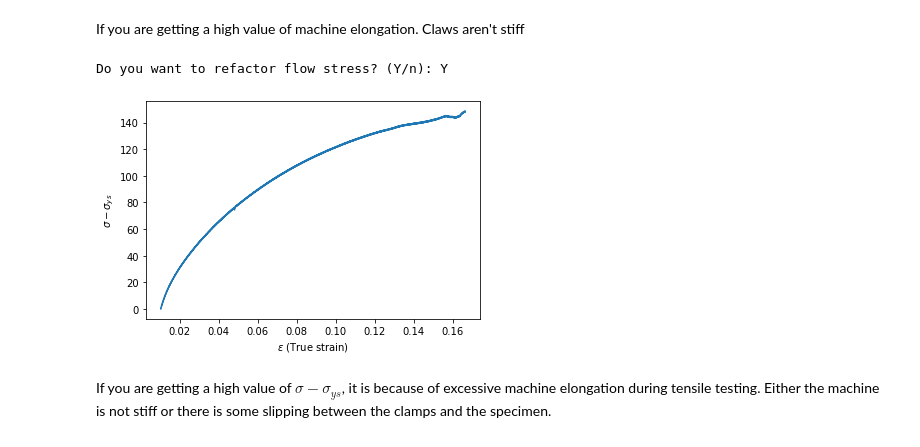
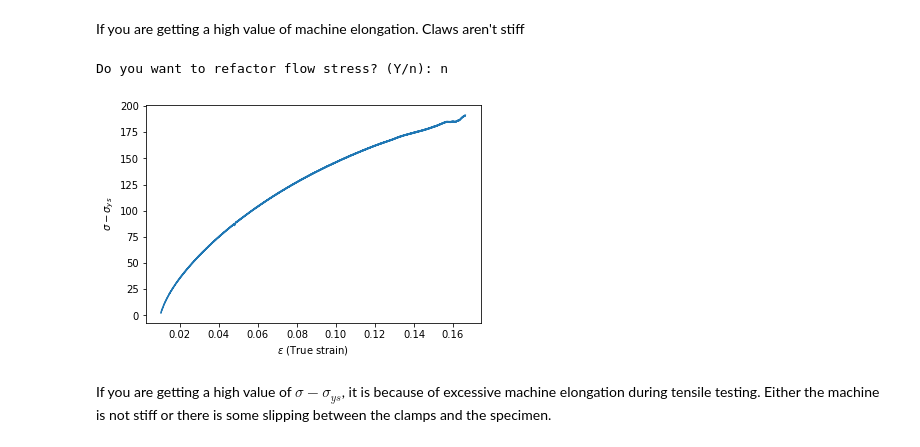
Before and after one commit to algomaster99/meta-btp, a Jupyter notebook: true_strain_stress.ipynb, the cells around one changed output. Saved outputs shown, nothing was run; the diff lists cells and outputs as text; code cells hidden in the pictures.

```diff
--- a/true_strain_stress.ipynb
+++ b/true_strain_stress.ipynb
@@ -104,16 +110,18 @@ If you are getting a high value of machine elongation. Claws aren't stiff
 # %%
 flow_stress = []
 choose = input('Do you want to refactor flow stress? (Y/n): ')
 if choose in ['Y', 'y']:
     flow_stress = [true_stress[i] - yield_strength*(1+x_plastic_region[i]) for i in range(len(x_plastic_region))]
 else:
-    flow_stress = [i - yield_strength for i in true_stress]
+    flow_stress = [i - float(yield_strength) for i in true_stress]
 
-_ = plt.plot(true_strain, flow_stress)
-_ = plt.xlabel('$\epsilon$ (True strain)')
-_ = plt.ylabel('$\sigma - \sigma_{ys}$')
+fig, ax = plt.subplots(1,1)
+_ = ax.plot(true_strain, flow_stress)
+_ = ax.set_xlabel('$\epsilon$ (True strain)')
+_ = ax.set_ylabel('$\sigma - \sigma_{ys}$')
+plt.savefig(f'{OUTPUT_DIR}/Flow stress vs True strain', facecolor='white', transparent=True)
 # %% [output]
-Do you want to refactor flow stress? (Y/n): Y
+Do you want to refactor flow stress? (Y/n): n
-[figure, old version]
+[figure, new version]
 # %% [markdown]
 If you are getting a high value of $ \sigma - \sigma_{ys}$, it is because of excessive machine elongation during tensile testing. Either the machine is not stiff or there is some slipping between the clamps and the specimen.
```
Also changed, not shown: parts of 4 cells of this notebook, 2 other files.
